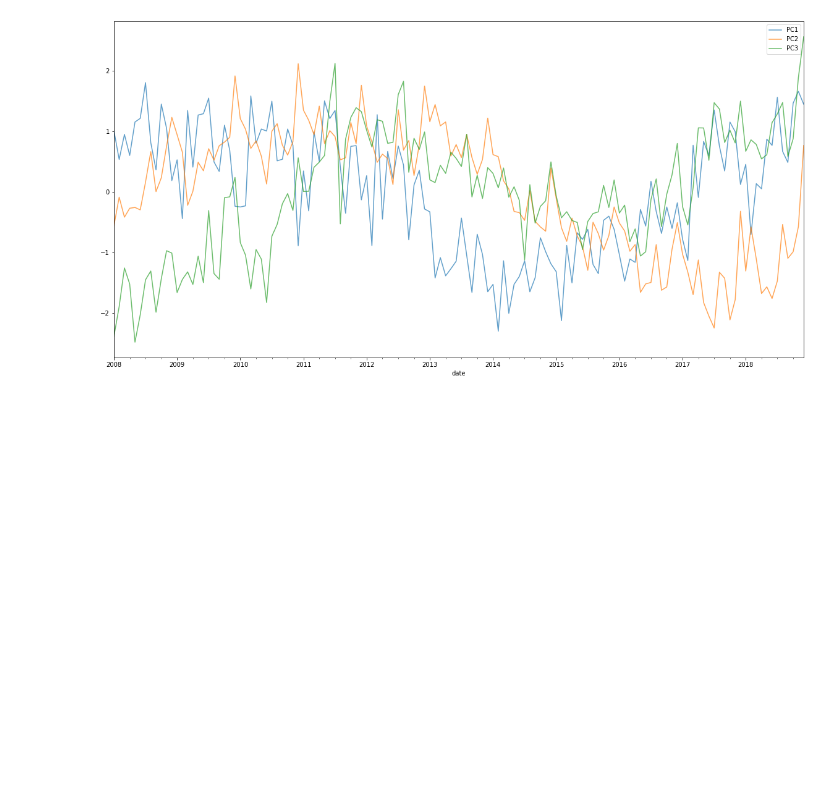
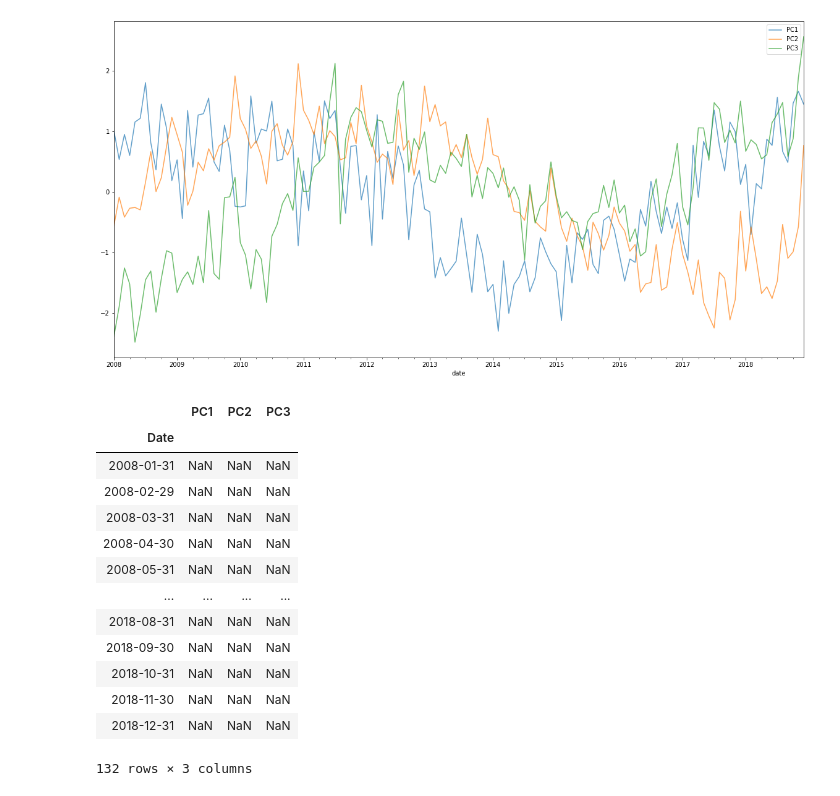
Before and after one commit to jlavileze/citadel-datathon-2020, a Jupyter notebook: analysis/spatiotemporal_borough.ipynb, the cells around one changed output. Cells and saved outputs as stored; diff of their text form; code cells hidden in the pictures; blank space fills up the shorter version.

```diff
--- a/analysis/spatiotemporal_borough.ipynb
+++ b/analysis/spatiotemporal_borough.ipynb
@@ -94,0 +97,28 @@ plt.savefig("temporal_pcs.png")
+# %%
+crime_pc_trends.drop(columns="Unnamed: 0", inplace=True)
+# %%
+crime_pc_trends.columns = ["PC1", "PC2", "PC3"]
+# %%
+df = pd.DataFrame(pd.date_range('2008-01-01', '2019-01-01', freq='M'))
+df["PC1"] = crime_pc_trends["PC1"]
+df["PC2"] = crime_pc_trends["PC2"]
+df["PC3"] = crime_pc_trends["PC3"]
+# %%
+df.rename(columns={0:"Date"}, inplace=True)
+# %%
+df.set_index("Date").apply(zscore)
+# %% [output]
+|  | PC1 | PC2 | PC3 |
+| Date |  |  |  |
+| 2008-01-31 | NaN | NaN | NaN |
+| 2008-02-29 | NaN | NaN | NaN |
+| 2008-03-31 | NaN | NaN | NaN |
+| 2008-04-30 | NaN | NaN | NaN |
+| 2008-05-31 | NaN | NaN | NaN |
+| ... | ... | ... | ... |
+| 2018-08-31 | NaN | NaN | NaN |
+| 2018-09-30 | NaN | NaN | NaN |
+| 2018-10-31 | NaN | NaN | NaN |
+| 2018-11-30 | NaN | NaN | NaN |
+| 2018-12-31 | NaN | NaN | NaN |
+132 rows × 3 columns
```
Also changed, not shown: parts of 1 cell of this notebook, 3 other files.
